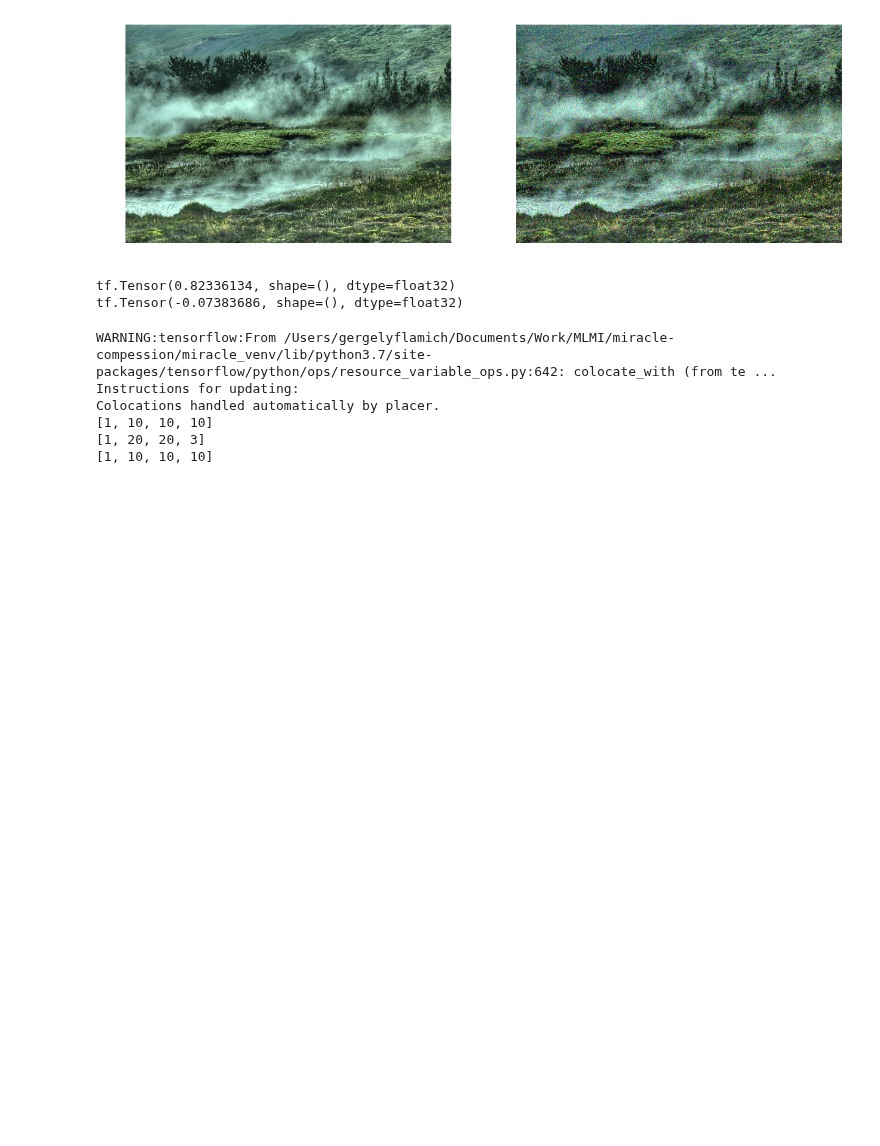
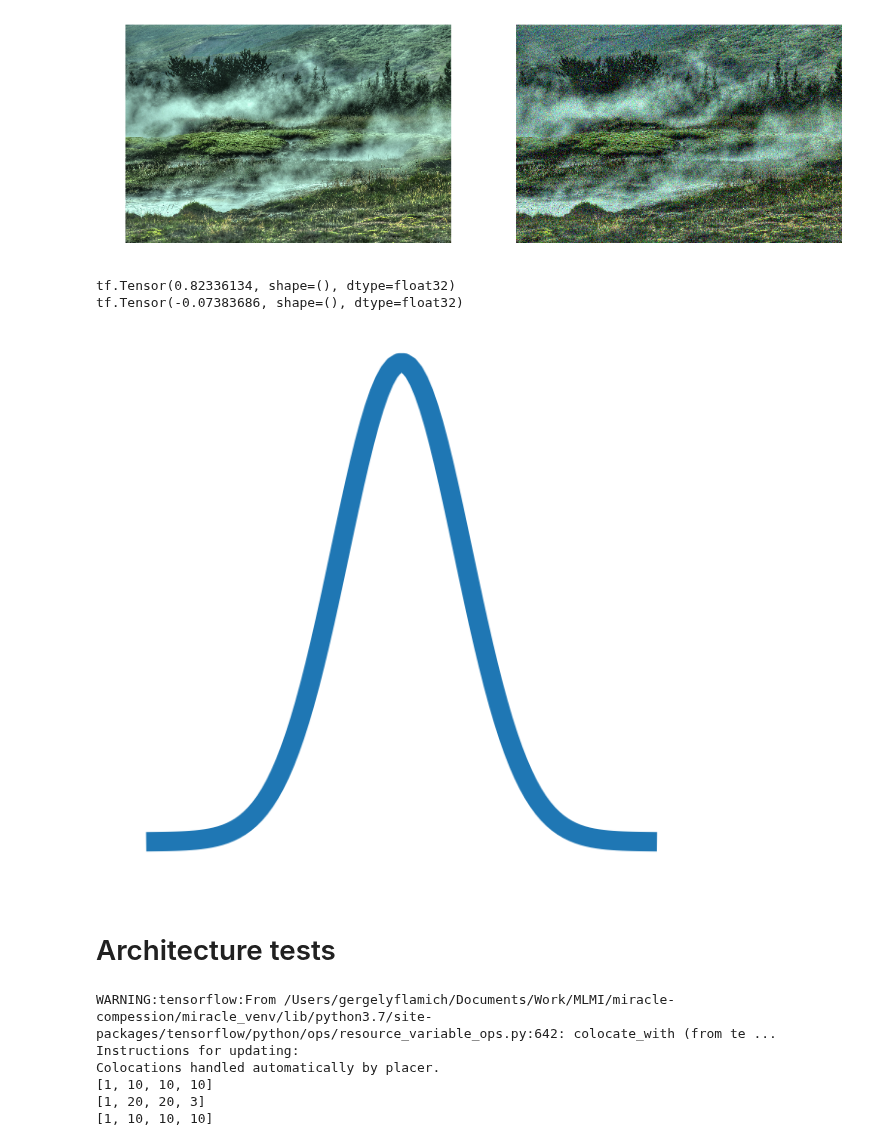
Before and after one commit to gergely-flamich/miracle-compression, a Jupyter notebook: code/scratch.ipynb, the cells around one changed output. Cells and saved outputs as stored; diff of their text form; code cells hidden in the pictures; blank space fills up the shorter version.

```diff
--- a/code/scratch.ipynb
+++ b/code/scratch.ipynb
@@ -222,6 +222,20 @@ tf.Tensor(0.82336134, shape=(), dtype=float32)
 [figure]
 tf.Tensor(0.82336134, shape=(), dtype=float32)
 tf.Tensor(-0.07383686, shape=(), dtype=float32)
+# %%
+from scipy.stats import norm
+
+xs = np.linspace(-4, 4, 100)
+
+plt.figure(figsize=(10, 10))
+plt.plot(xs, norm.pdf(xs), linewidth=20)
+plt.axis('off')
+plt.savefig("bell_curve.png")
+plt.show()
+# %% [output]
+[figure, added]
+# %% [markdown]
+# Architecture tests
 # %%
 import numpy as np
 
```
Also changed, not shown: 3 other files.
